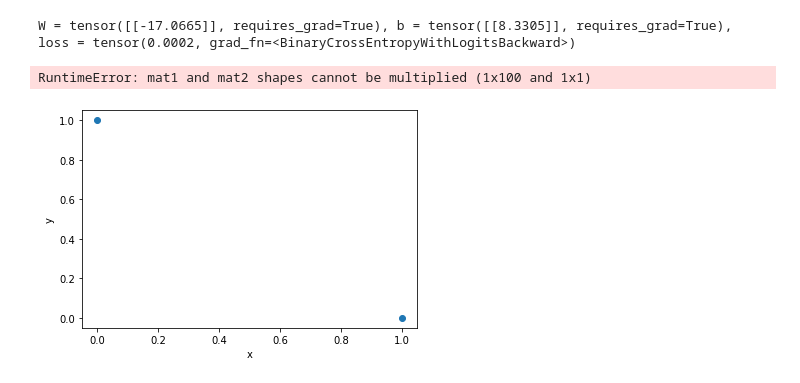
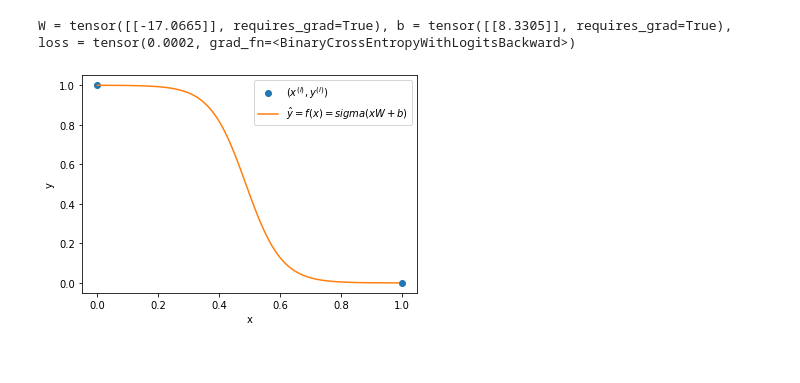
Before and after one commit to Her0elt/applied-machine-learning, a Jupyter notebook: exercise 2/notebooks/NOT_operator.ipynb, the cells around one changed output. Drawn from its saved outputs; the diff is of its cells as text; code cells hidden in the pictures.

Commit message:
plot

```diff
--- a/exercise 2/notebooks/NOT_operator.ipynb
+++ b/exercise 2/notebooks/NOT_operator.ipynb
@@ -39,14 +39,12 @@ W = tensor([[-17.0665]], requires_grad=True), b = tensor([[8.3305]], requires_gr
 # %%
 
 
 plt.plot(train_x, train_y, 'o', label='$(x^{(i)},y^{(i)})$')
 plt.xlabel('x')
 plt.ylabel('y')
-x = torch.tensor([[torch.min(train_x)], [torch.max(train_x)]])
 x = torch.arange(0.0,1.0, 0.01).reshape(-1,1)
-plt.plot(x, model.f(x).detach(), label='$\\hat y = f(x) = xW+b$')
+plt.plot(x, model.f(x).detach(), label='$\\hat y = f(x) = \sigma(xW + b)$')
 plt.legend()
 plt.show()
 # %% [output]
-RuntimeError: mat1 and mat2 shapes cannot be multiplied (1x100 and 1x1)
-[figure, old version]
+[figure, new version]
```
